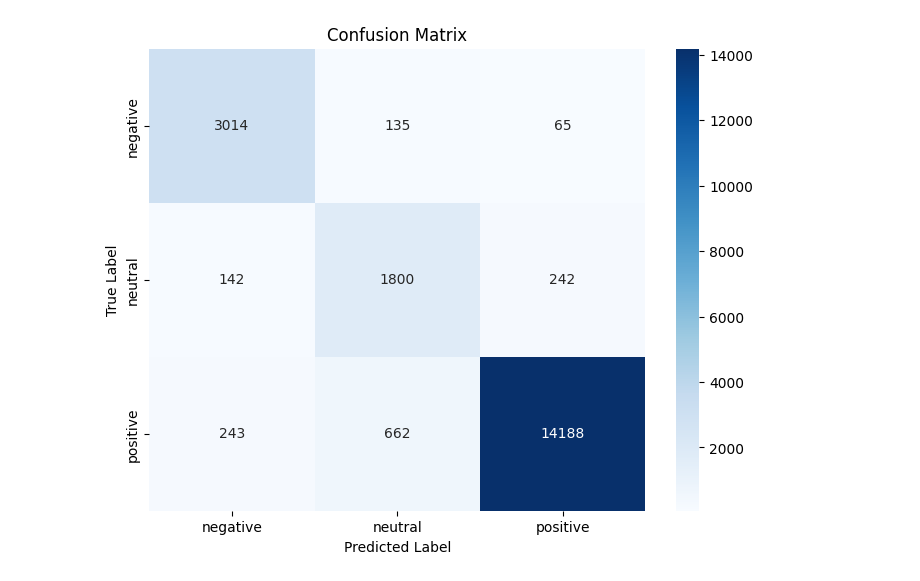
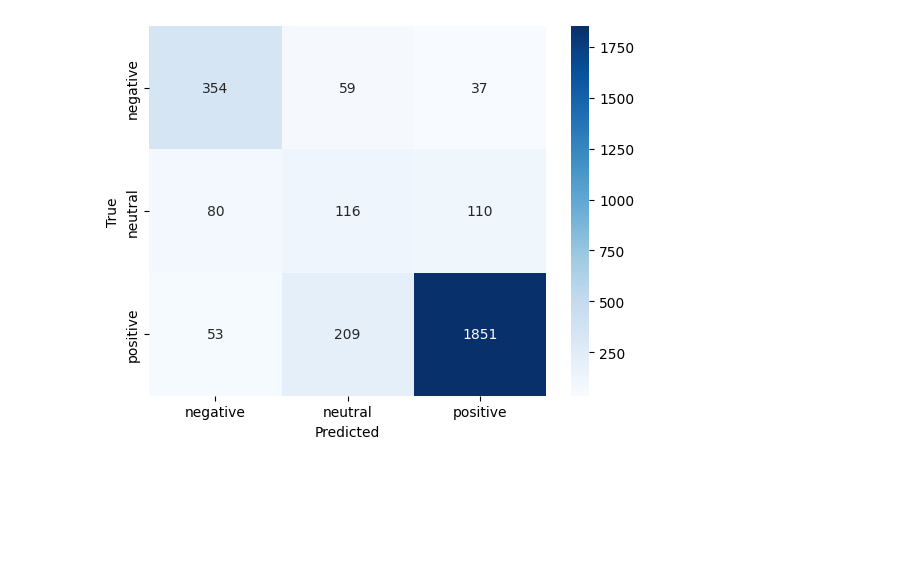
Before and after one commit to rifkiandriyanto/sentiment-analysis-hotel-review, a Jupyter notebook: tripadvisor-lstm-word2vec.ipynb, the cells around one changed output. Saved outputs shown, nothing was run; the diff lists cells and outputs as text; code cells hidden in the pictures; blank space fills up the shorter version.

Commit message:
feat: add split data

```diff
--- a/tripadvisor-lstm-word2vec.ipynb
+++ b/tripadvisor-lstm-word2vec.ipynb
@@ -5,7 +5,7 @@ import pandas as pd
 import torch
 from torch.utils.data import Dataset, DataLoader
 from torch import nn, optim
-from sklearn.model_selection import StratifiedKFold
+from sklearn.model_selection import train_test_split, StratifiedKFold
 from sklearn.metrics import confusion_matrix, classification_report
 from gensim.models import Word2Vec
 import re
@@ -63,8 +63,18 @@ data['Sentiment'] = data['Rating'].apply(rating_to_sentiment)
 # Convert 'Sentiment' column to category
 data['Sentiment'] = data['Sentiment'].astype('category')
 
+# Split data into training and test sets
+train_data, test_data = train_test_split(data, test_size=0.3, stratify=data['Sentiment'], random_state=42)
+
+# Print sentiment counts in training and test sets
+print("Sentiment counts in training set:")
+print(train_data['Sentiment'].value_counts())
+
+print("\nSentiment counts in testing set:")
+print(test_data['Sentiment'].value_counts())
+
 # Tokenize the text for Word2Vec
-sentences = [nltk.word_tokenize(text) for text in data['Cleaned_Review']]
+sentences = [nltk.word_tokenize(text) for text in train_data['Cleaned_Review']]
 
 # Train Word2Vec model
 cores = multiprocessing.cpu_count()
@@ -91,10 +101,22 @@ def text_to_vector(text):
     vectors = [w2v_model.wv[word] for word in tokens if word in w2v_model.wv]
     return np.mean(vectors, axis=0) if vectors else np.zeros(300)
 
-vectors = np.array([text_to_vector(text) for text in data['Cleaned_Review']])
+X_train_vectors = np.array([text_to_vector(text) for text in train_data['Cleaned_Review']])
+X_test_vectors = np.array([text_to_vector(text) for text in test_data['Cleaned_Review']])
 
 # Normalize vectors
-vectors = normalize(vectors, axis=1)
+X_train_vectors = normalize(X_train_vectors, axis=1)
+X_test_vectors = normalize(X_test_vectors, axis=1)
+
+# Convert y_train and y_test to categorical dtype
+y_train = train_data['Sentiment'].cat.codes
+y_test = test_data['Sentiment'].cat.codes
+
+# Convert to tensors
+X_train_tensor = torch.tensor(X_train_vectors, dtype=torch.float32).to(device)
+y_train_tensor = torch.tensor(y_train.values, dtype=torch.long).to(device)
+X_test_tensor = torch.tensor(X_test_vectors, dtype=torch.float32).to(device)
+y_test_tensor = torch.tensor(y_test.values, dtype=torch.long).to(device)
 
 # Define LSTM model
 class SentimentLSTM(nn.Module):
@@ -117,24 +139,30 @@ class SentimentLSTM(nn.Module):
         return output
 
 # Cross-validation and hyperparameter tuning
-def cross_validate_and_tune(vectors, labels, num_folds=5, num_epochs=20):
+def cross_validate_and_tune(X_train, y_train, num_folds=5, num_epochs=20):
     skf = StratifiedKFold(n_splits=num_folds)
     best_model = None
     best_acc = 0.0
 
-    for num_evaluation, (train_index, val_index) in enumerate(skf.split(vectors, labels)):
-        X_train, X_val = vectors[train_index], vectors[val_index]
-        y_train, y_val = labels[train_index], labels[val_index]
+    for num_evaluation, (train_index, val_index) in enumerate(skf.split(X_train.cpu().numpy(), y_train.cpu().numpy())):
+        X_train_fold, X_val_fold = X_train[train_index], X_train[val_index]
+        y_train_fold, y_val_fold = y_train[train_index], y_train[val_index]
+
+        # Move tensors to CPU and convert to NumPy arrays for SMOTE
+        X_train_fold = X_train_fold.cpu().numpy()
+        X_val_fold = X_val_fold.cpu().numpy()
+        y_train_fold = y_train_fold.cpu().numpy()
+        y_val_fold = y_val_fold.cpu().numpy()
 
         # Apply SMOTE to the training data
         smote = SMOTE(sampling_strategy='auto', random_state=42)
-        X_train_smote, y_train_smote = smote.fit_resample(X_train, y_train)
+        X_train_smote, y_train_smote = smote.fit_resample(X_train_fold, y_train_fold)
 
-        # Convert to tensors
+        # Convert to tensors and move to GPU
         X_train_tensor = torch.tensor(X_train_smote, dtype=torch.float32).to(device)
-        y_train_tensor = torch.tensor(pd.Series(y_train_smote).cat.codes.values, dtype=torch.long).to(device)
-        X_val_tensor = torch.tensor(X_val, dtype=torch.float32).to(device)
-        y_val_tensor = torch.tensor(pd.Series(y_val).cat.codes.values, dtype=torch.long).to(device)
+        y_train_tensor = torch.tensor(y_train_smote, dtype=torch.long).to(device)
+        X_val_tensor = torch.tensor(X_val_fold, dtype=torch.float32).to(device)
+        y_val_tensor = torch.tensor(y_val_fold, dtype=torch.long).to(device)
 
         # Define parameters
         input_size = 300  # Size of Word2Vec word vectors
@@ -198,7 +226,14 @@ def cross_validate_and_tune(vectors, labels, num_folds=5, num_epochs=20):
             return acc, cm, cr
 
         val_acc, val_cm, val_cr = evaluate_model(trained_model, X_val_tensor, y_val_tensor)
-        print(f'\n Validation {num_evaluation + 1}/{num_folds}, Validation Accuracy: {val_acc:.4f}')
+        print(f'\nValidation {num_evaluation + 1}/{num_folds}, Validation Accuracy: {val_acc:.4f}')
+        print(val_cr)
+        print(f'\nConfusion Matrix:\n{val_cm}\n')
+        sns.heatmap(val_cm, annot=True, fmt='d', cmap='Blues', xticklabels=['negative', 'neutral', 'positive'], yticklabels=['negative', 'neutral', 'positive'])
+        plt.xlabel('Predicted')
+        plt.ylabel('True')
+        plt.show()
+
         # Save the best model
         if val_acc > best_acc:
             best_acc = val_acc
@@ -206,26 +241,21 @@ def cross_validate_and_tune(vectors, labels, num_folds=5, num_epochs=20):
     return best_model
 
 # Perform cross-validation and get the best model
-labels = data['Sentiment']
-best_model = cross_validate_and_tune(vectors, labels)
+best_model = cross_validate_and_tune(X_train_tensor, y_train_tensor)
 
 # Final evaluation on test set
-def final_evaluation(model, test_vectors_tensor, test_labels_tensor):
+def final_evaluation(model, X_test_tensor, y_test_tensor):
     model.eval()
     with torch.no_grad():
-        outputs = model(test_vectors_tensor)
+        outputs = model(X_test_tensor)
         _, predicted = torch.max(outputs, 1)
-        acc = (predicted == test_labels_tensor).sum().item() / len(test_labels_tensor)
-        cm = confusion_matrix(test_labels_tensor.cpu(), predicted.cpu())
-        cr = classification_report(test_labels_tensor.cpu(), predicted.cpu(), target_names=['negative', 'neutral', 'positive'])
+        acc = (predicted == y_test_tensor).sum().item() / len(y_test_tensor)
+        cm = confusion_matrix(y_test_tensor.cpu(), predicted.cpu())
+        cr = classification_report(y_test_tensor.cpu(), predicted.cpu(), target_names=['negative', 'neutral', 'positive'])
     return acc, cm, cr
 
-# Convert test data to tensors
-test_vectors_tensor = torch.tensor(vectors, dtype=torch.float32).to(device)
-test_labels_tensor = torch.tensor(labels.cat.codes.values, dtype=torch.long).to(device)
-
-# Evaluate the best model on the entire test set
-final_acc, final_cm, final_cr = final_evaluation(best_model, test_vectors_tensor, test_labels_tensor)
+# Evaluate the best model on the test set
+final_acc, final_cm, final_cr = final_evaluation(best_model, X_test_tensor, y_test_tensor)
 print(f"Final Test Accuracy: {final_acc:.4f}")
 print("Final Confusion Matrix:")
 print(final_cm)
@@ -233,15 +263,10 @@ print("\nFinal Classification Report:")
 print(final_cr)
 
 # Confusion Matrix Visualization
-def plot_confusion_matrix(cm, labels):
-    plt.figure(figsize=(8, 6))
-    sns.heatmap(cm, annot=True, fmt='d', cmap='Blues', xticklabels=labels, yticklabels=labels)
-    plt.xlabel('Predicted Label')
-    plt.ylabel('True Label')
-    plt.title('Confusion Matrix')
-    plt.show()
-
-plot_confusion_matrix(final_cm, ['negative', 'neutral', 'positive'])
+sns.heatmap(final_cm, annot=True, fmt='d', cmap='Blues', xticklabels=['negative', 'neutral', 'positive'], yticklabels=['negative', 'neutral', 'positive'])
+plt.xlabel('Predicted')
+plt.ylabel('True')
+plt.show()
 # %% [output]
 [nltk_data] Downloading package punkt to /usr/share/nltk_data...
 [nltk_data]   Package punkt is already up-to-date!
@@ -263 +288 @@ weighted avg       0.93      0.93      0.93     20491
-[figure, old version]
+[figure, new version]
```
Also changed, not shown: parts of 1 cell of this notebook, 2 other files.
